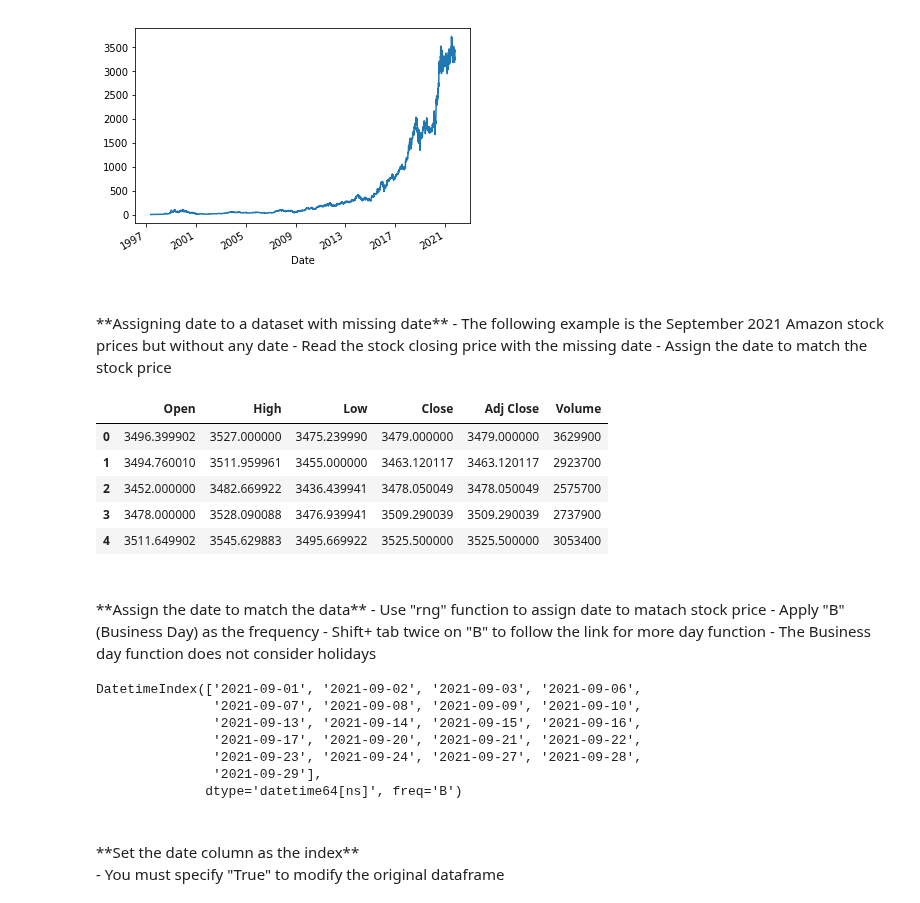
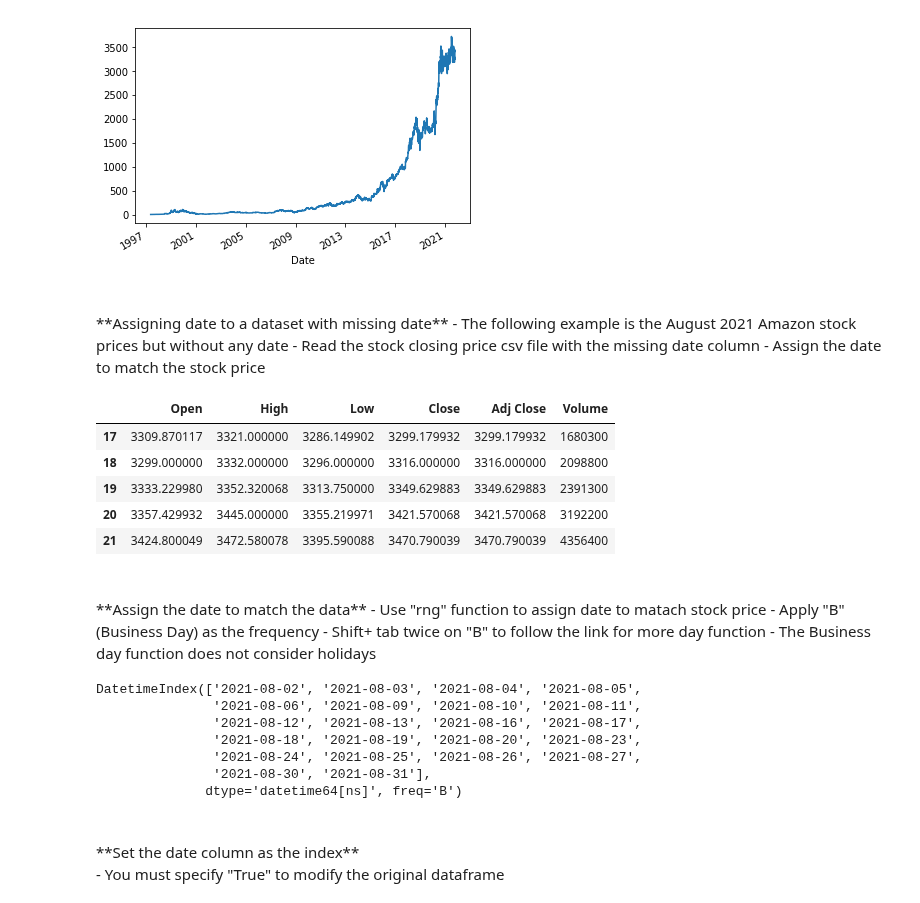
Before and after one commit to jasminjohnson/jasminjohnson.github.io, a Jupyter notebook: downloads/notebooks/PandasTimeSeriesAnalysis.ipynb, the cells around one changed output. Cells and saved outputs as stored; diff of their text form; code cells hidden in the pictures.

```diff
--- a/downloads/notebooks/PandasTimeSeriesAnalysis.ipynb
+++ b/downloads/notebooks/PandasTimeSeriesAnalysis.ipynb
@@ -145,20 +145,20 @@ df.Close.plot()
 # %% [markdown]
 <br>
 **Assigning date to a dataset with missing date**
-    - The following example is the September 2021 Amazon stock prices but without any date
-    - Read the stock closing price with the missing date
+    - The following example is the August 2021 Amazon stock prices but without any date
+    - Read the stock closing price csv file with the missing date column
     - Assign the date to match the stock price
 # %%
-## Read September 2021 Amazon stock price without date column
+## Read August 2021 Amazon stock price csv file without date column
 df1 = pd.read_csv('data\Amazon_No_Date.csv')
-df1.head()
+df1.tail()
 # %% [output]
 |  | Open | High | Low | Close | Adj Close | Volume |
-| 0 | 3496.399902 | 3527.000000 | 3475.239990 | 3479.000000 | 3479.000000 | 3629900 |
-| 1 | 3494.760010 | 3511.959961 | 3455.000000 | 3463.120117 | 3463.120117 | 2923700 |
-| 2 | 3452.000000 | 3482.669922 | 3436.439941 | 3478.050049 | 3478.050049 | 2575700 |
-| 3 | 3478.000000 | 3528.090088 | 3476.939941 | 3509.290039 | 3509.290039 | 2737900 |
-| 4 | 3511.649902 | 3545.629883 | 3495.669922 | 3525.500000 | 3525.500000 | 3053400 |
+| 17 | 3309.870117 | 3321.000000 | 3286.149902 | 3299.179932 | 3299.179932 | 1680300 |
+| 18 | 3299.000000 | 3332.000000 | 3296.000000 | 3316.000000 | 3316.000000 | 2098800 |
+| 19 | 3333.229980 | 3352.320068 | 3313.750000 | 3349.629883 | 3349.629883 | 2391300 |
+| 20 | 3357.429932 | 3445.000000 | 3355.219971 | 3421.570068 | 3421.570068 | 3192200 |
+| 21 | 3424.800049 | 3472.580078 | 3395.590088 | 3470.790039 | 3470.790039 | 4356400 |
 # %% [markdown]
 <br>
 **Assign the date to match the data**
@@ -167,15 +167,15 @@ df1.head()
     - Shift+ tab twice on "B" to follow the link for more day function
     - The Business day function does not consider holidays
 # %%
-rng = pd.date_range(start="9/1/2021", end = "9/29/2021", freq='B')
+rng = pd.date_range(start="8/1/2021", end = "8/31/2021", freq='B')
 rng
 # %% [output]
-DatetimeIndex(['2021-09-01', '2021-09-02', '2021-09-03', '2021-09-06',
-               '2021-09-07', '2021-09-08', '2021-09-09', '2021-09-10',
-               '2021-09-13', '2021-09-14', '2021-09-15', '2021-09-16',
-               '2021-09-17', '2021-09-20', '2021-09-21', '2021-09-22',
-               '2021-09-23', '2021-09-24', '2021-09-27', '2021-09-28',
-               '2021-09-29'],
+DatetimeIndex(['2021-08-02', '2021-08-03', '2021-08-04', '2021-08-05',
+               '2021-08-06', '2021-08-09', '2021-08-10', '2021-08-11',
+               '2021-08-12', '2021-08-13', '2021-08-16', '2021-08-17',
+               '2021-08-18', '2021-08-19', '2021-08-20', '2021-08-23',
+               '2021-08-24', '2021-08-25', '2021-08-26', '2021-08-27',
+               '2021-08-30', '2021-08-31'],
               dtype='datetime64[ns]', freq='B')
 # %% [markdown]
 <br>
```
Also changed, not shown: parts of 6 cells of this notebook, 2 other files.
